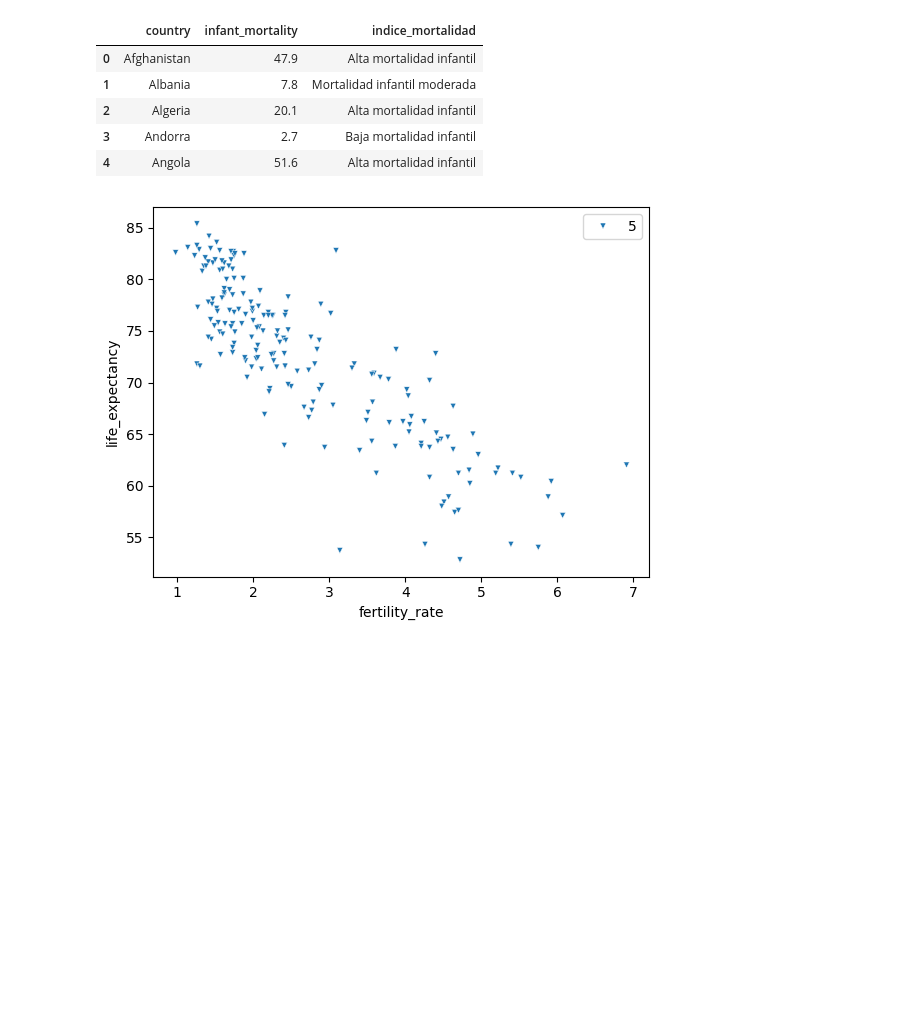
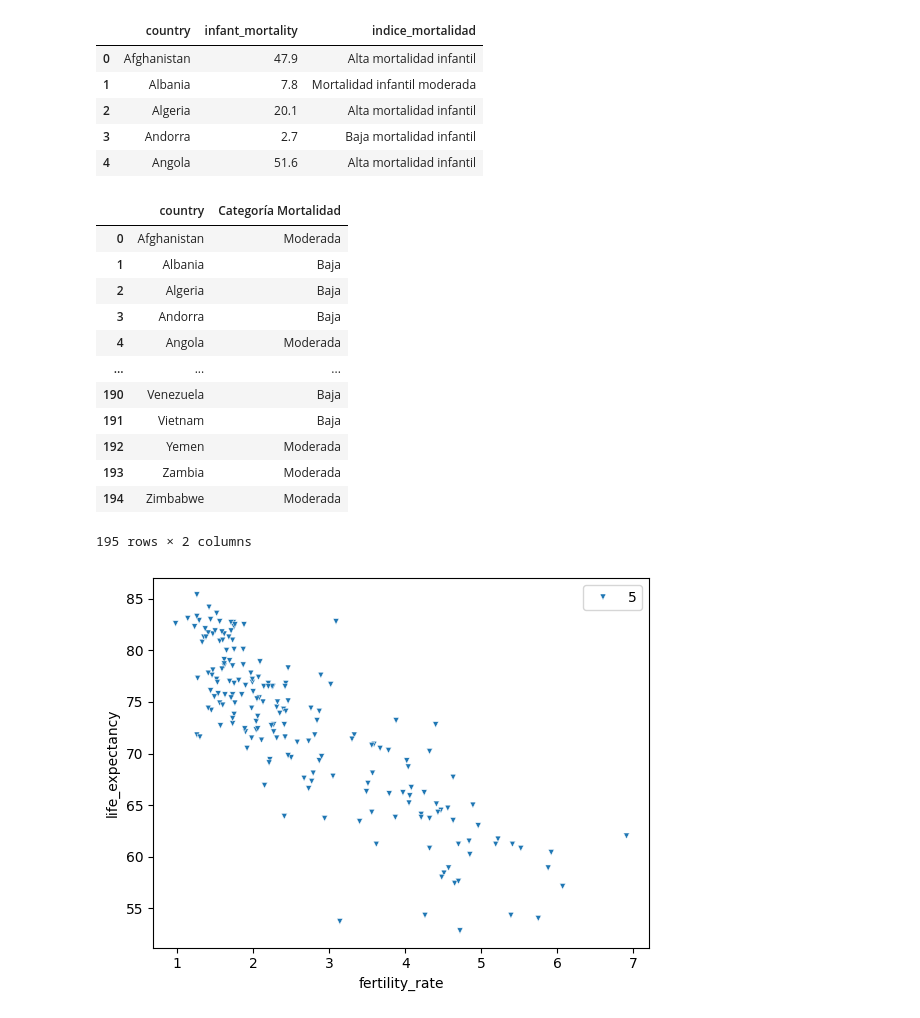
Before and after one commit to psainzpc/mod3_pairprogramming_2, a Jupyter notebook: 2.pair_esta_descrip.ipynb, the cells around one changed output. Saved outputs shown, nothing was run; the diff lists cells and outputs as text; code cells hidden in the pictures; blank space fills up the shorter version.

Commit message:
Ejercicio 4 - otra forma de resolverlo

```diff
--- a/2.pair_esta_descrip.ipynb
+++ b/2.pair_esta_descrip.ipynb
@@ -117,6 +117,25 @@ df[["country", "infant_mortality", "indice_mortalidad"]].head()
 | 2 | Algeria | 20.1 | Alta mortalidad infantil |
 | 3 | Andorra | 2.7 | Baja mortalidad infantil |
 | 4 | Angola | 51.6 | Alta mortalidad infantil |
+# %%
+# Otra forma más correcta
+etiquetas = ['Baja', 'Moderada', 'Alta']
+df['Categoría Mortalidad'] = pd.cut(df['infant_mortality'], bins=3, labels=etiquetas)
+df[["country", "Categoría Mortalidad"]]
+# %% [output]
+|  | country | Categoría Mortalidad |
+| 0 | Afghanistan | Moderada |
+| 1 | Albania | Baja |
+| 2 | Algeria | Baja |
+| 3 | Andorra | Baja |
+| 4 | Angola | Moderada |
+| ... | ... | ... |
+| 190 | Venezuela | Baja |
+| 191 | Vietnam | Baja |
+| 192 | Yemen | Moderada |
+| 193 | Zambia | Moderada |
+| 194 | Zimbabwe | Moderada |
+195 rows × 2 columns
 # %%
 # Calcula la correlación entre las variables de "fertility_rate" y "life_expectancy". Interpreta la relación entre estas dos variables. ¿Qué tipo de correlación hay? Explica la razón de esta relación
 
```
